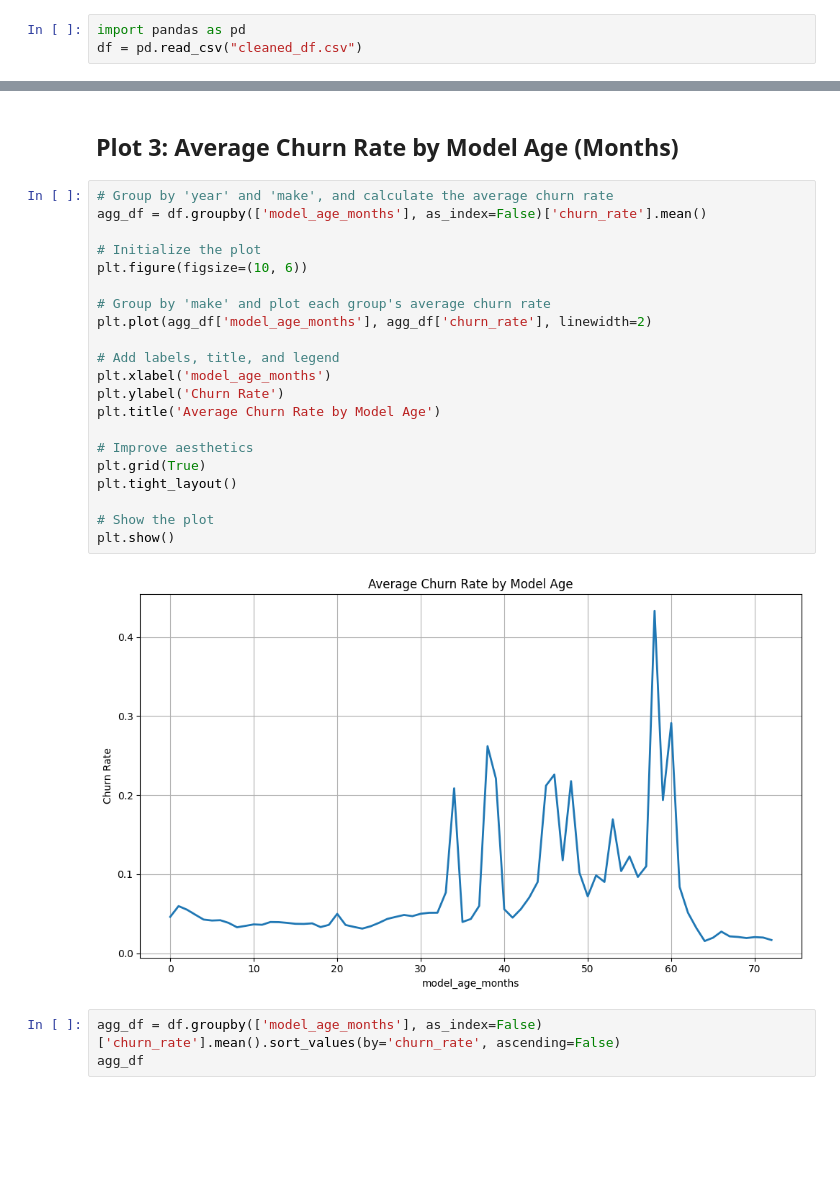
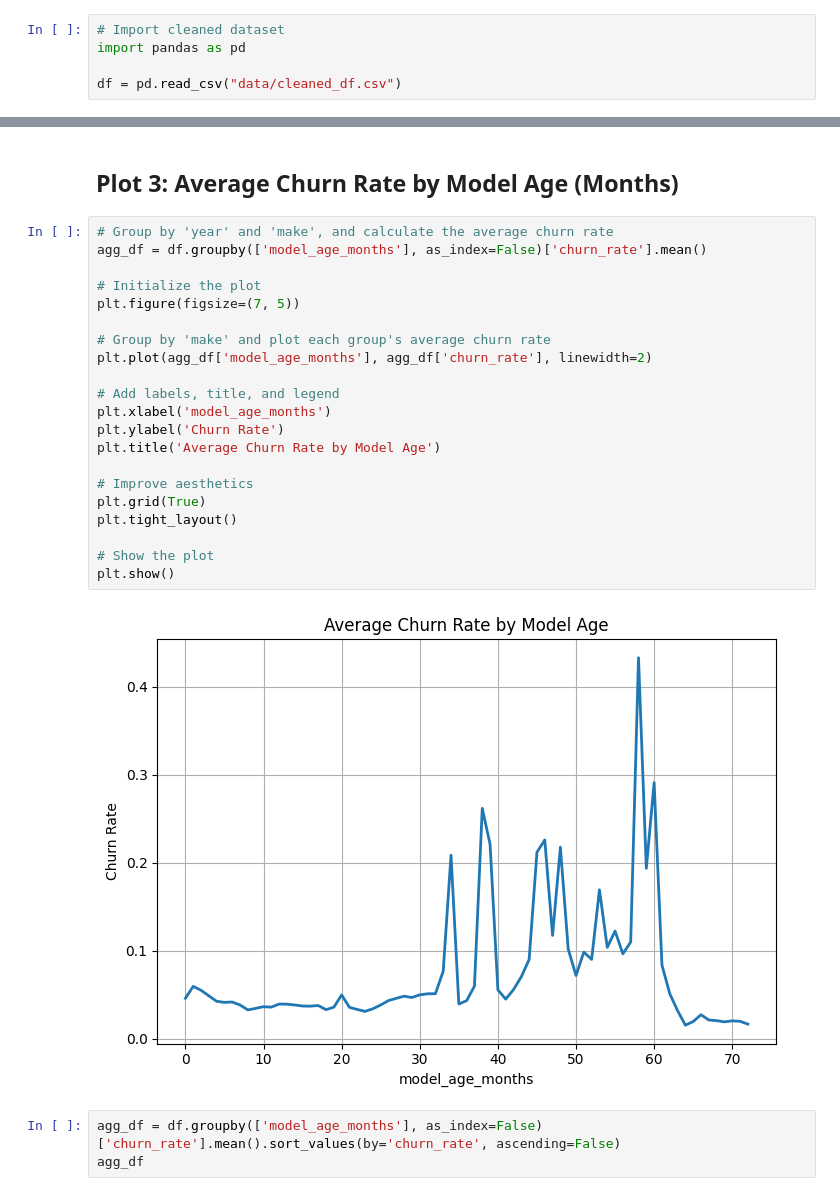
Before and after one commit to ChinSekYi/demand-forcasting-for-phone-devices, a Jupyter notebook: data_insights.ipynb, the cells around one changed output, grey strips where cells are left out. Cells and saved outputs as stored; diff of their text form; blank space fills up the shorter version.

```diff
--- a/data_insights.ipynb
+++ b/data_insights.ipynb
@@ -12,4 +15,6 @@
 - Future Work
 # %%
+# Import cleaned dataset
 import pandas as pd
-df = pd.read_csv("cleaned_df.csv")
+
+df = pd.read_csv("data/cleaned_df.csv")
@@ -187,26 +199,26 @@ It seems that a high claims rate does not mean a high churn rate. Thus, models w
 # %%
 # Group by 'year' and 'make', and calculate the average churn rate
 agg_df = df.groupby(['model_age_months'], as_index=False)['churn_rate'].mean()
 
 # Initialize the plot
-plt.figure(figsize=(10, 6))
+plt.figure(figsize=(7, 5))
 
 # Group by 'make' and plot each group's average churn rate
 plt.plot(agg_df['model_age_months'], agg_df['churn_rate'], linewidth=2)
 
 # Add labels, title, and legend
 plt.xlabel('model_age_months')
 plt.ylabel('Churn Rate')
 plt.title('Average Churn Rate by Model Age')
 
 # Improve aesthetics
 plt.grid(True)
 plt.tight_layout()
 
 # Show the plot
 plt.show()
 # %% [output]
-[figure, old version]
+[figure, new version]
 # %%
 agg_df = df.groupby(['model_age_months'], as_index=False)['churn_rate'].mean().sort_values(by='churn_rate', ascending=False)
 agg_df
```
Also changed, not shown: parts of 21 cells of this notebook, 6 other files.
